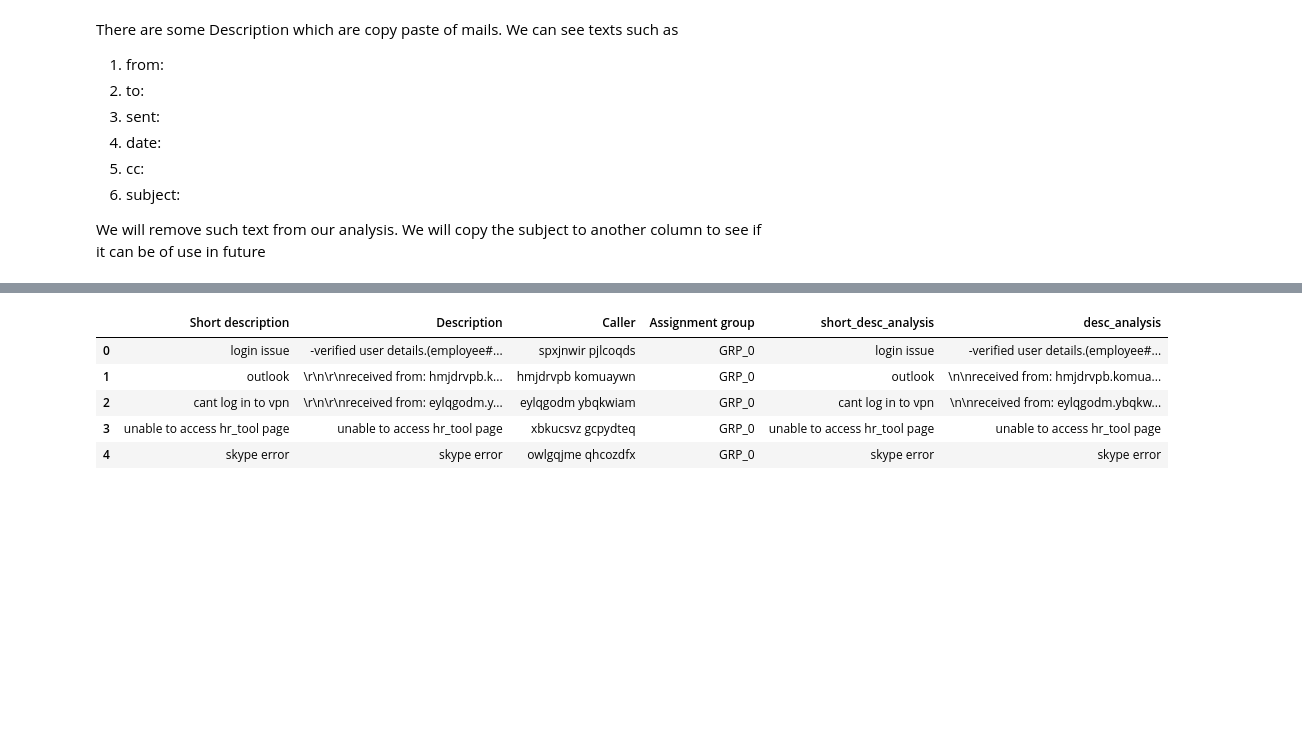
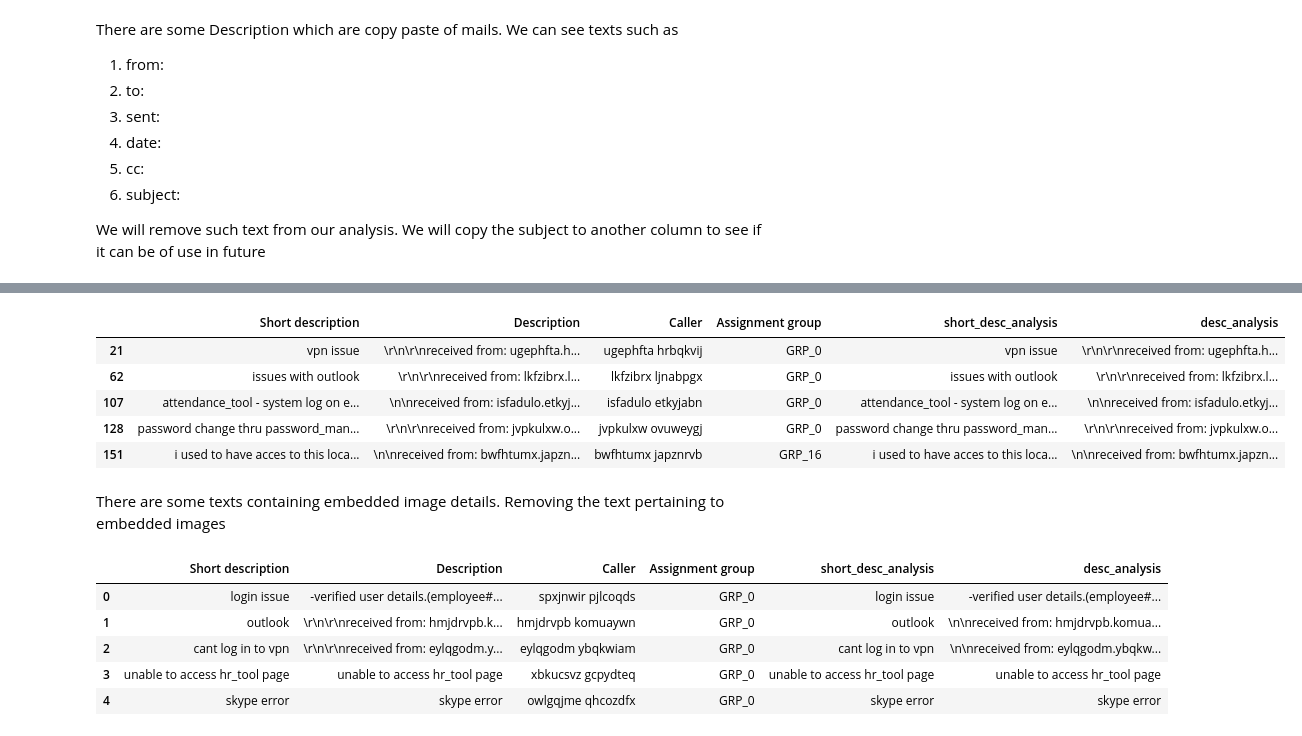
Before and after one commit to prasadpn/Ticket-Assignment, a Jupyter notebook: PP_AutomaticTicketAssignment.ipynb, the cells around one changed output, grey strips where cells are left out. Cells and saved outputs as stored; diff of their text form; code cells hidden in the pictures; blank space fills up the shorter version.

```diff
--- a/PP_AutomaticTicketAssignment.ipynb
+++ b/PP_AutomaticTicketAssignment.ipynb
@@ -343,3 +339,14 @@ If the computer login password is forgotten, reset the password.
+# %%
+ata_data[ata_data['Description'].str.contains('cid:image', case=False, na=False)].head()
+# %% [output]
+|  | Short description | Description | Caller | Assignment group | short_desc_analysis | desc_analysis |
+| 21 | vpn issue | \r\n\r\nreceived from: ugephfta.h... | ugephfta hrbqkvij | GRP_0 | vpn issue | \r\n\r\nreceived from: ugephfta.h... |
+| 62 | issues with outlook | \r\n\r\nreceived from: lkfzibrx.l... | lkfzibrx ljnabpgx | GRP_0 | issues with outlook | \r\n\r\nreceived from: lkfzibrx.l... |
+| 107 | attendance_tool - system log on e... | \n\nreceived from: isfadulo.etkyj... | isfadulo etkyjabn | GRP_0 | attendance_tool - system log on e... | \n\nreceived from: isfadulo.etkyj... |
+| 128 | password change thru password_man... | \r\n\r\nreceived from: jvpkulxw.o... | jvpkulxw ovuweygj | GRP_0 | password change thru password_man... | \r\n\r\nreceived from: jvpkulxw.o... |
+| 151 | i used to have acces to this loca... | \n\nreceived from: bwfhtumx.japzn... | bwfhtumx japznrvb | GRP_16 | i used to have acces to this loca... | \n\nreceived from: bwfhtumx.japzn... |
+# %% [markdown]
+There are some texts containing embedded image details.  Removing the text pertaining to embedded images
 # %%
 ata_data['short_desc_analysis'] = ata_data['short_desc_analysis'].apply(preprocess_text_part1)
 ata_data['desc_analysis'] = ata_data['desc_analysis'].apply(preprocess_text_part1)
```
Also changed, not shown: parts of 23 cells of this notebook.
